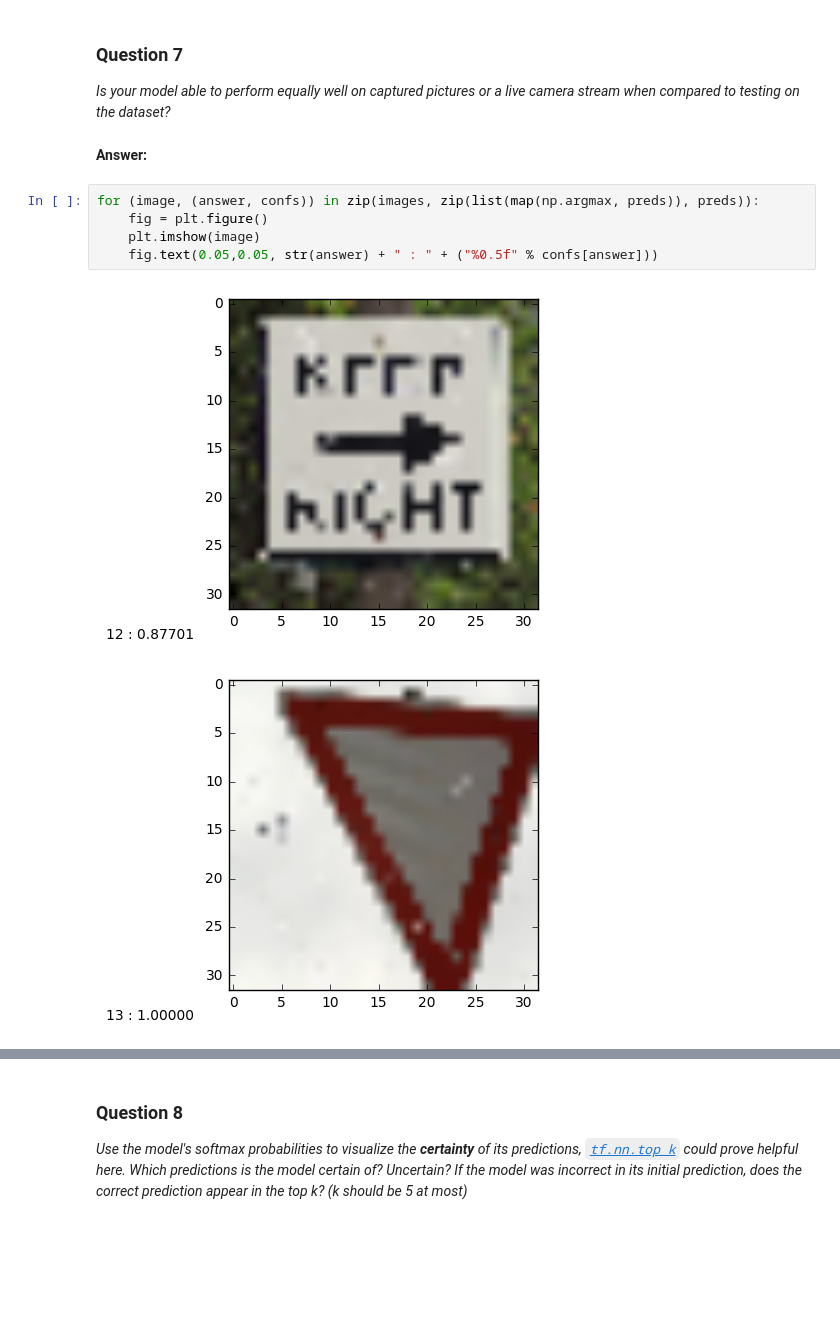
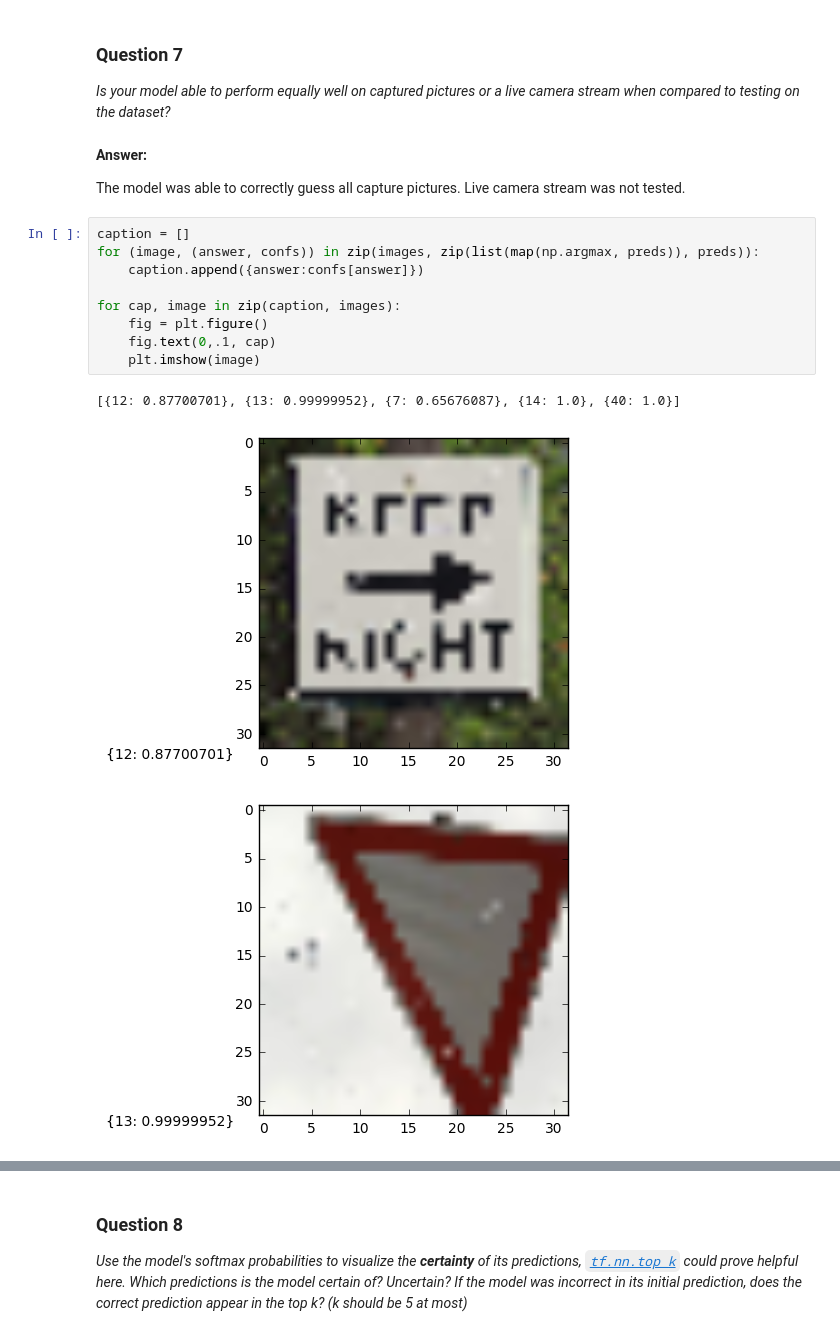
Before and after one commit to kishb87/traffic-signs, a Jupyter notebook: Traffic_Signs_Recognition.ipynb, the cells around one changed output, grey strips where cells are left out. Saved outputs shown, nothing was run; the diff lists cells and outputs as text; blank space fills up the shorter version.

Commit message:
update answers

```diff
--- a/Traffic_Signs_Recognition.ipynb
+++ b/Traffic_Signs_Recognition.ipynb
@@ -282,13 +282,20 @@ preds = model.predict(X)
 ### Question 7
 
 _Is your model able to perform equally well on captured pictures or a live camera stream when compared to testing on the dataset?_
-# %% [markdown]
-**Answer:**
+# %% [markdown]
+**Answer:**
+
+The model was able to correctly guess all capture pictures. Live camera stream was not tested.
 # %%
+caption = []
 for (image, (answer, confs)) in zip(images, zip(list(map(np.argmax, preds)), preds)):
+    caption.append({answer:confs[answer]})
+
+for cap, image in zip(caption, images):
     fig = plt.figure()
+    fig.text(0,.1, cap)
     plt.imshow(image)
-    fig.text(0.05,0.05, str(answer) + " : " + ("%0.5f" % confs[answer]))
 # %% [output]
+[{12: 0.87700701}, {13: 0.99999952}, {7: 0.65676087}, {14: 1.0}, {40: 1.0}]
-[figure, old version]
+[figure, new version]
-[figure, old version]
+[figure, new version]
```
Also changed, not shown: parts of 2 cells of this notebook.
